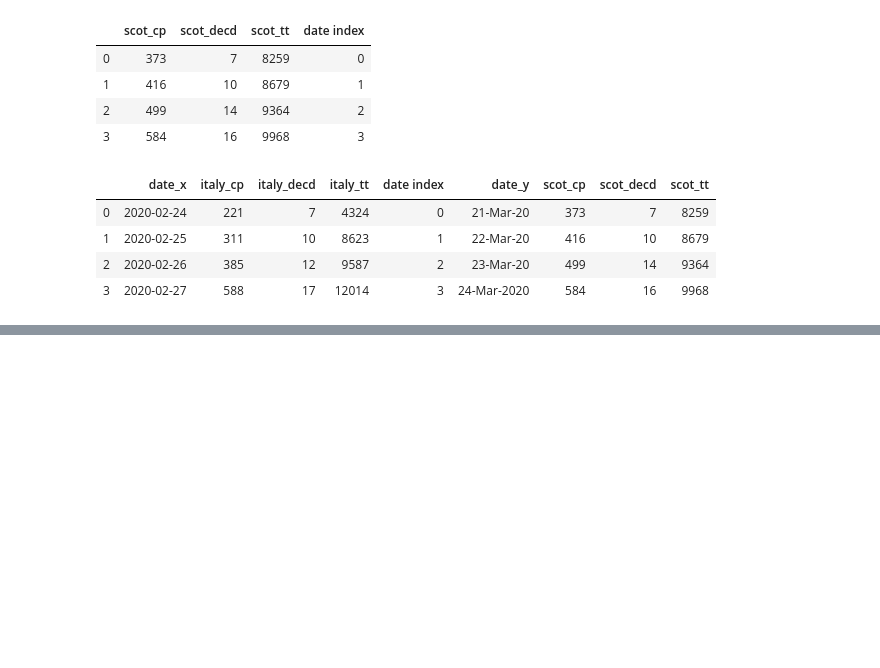
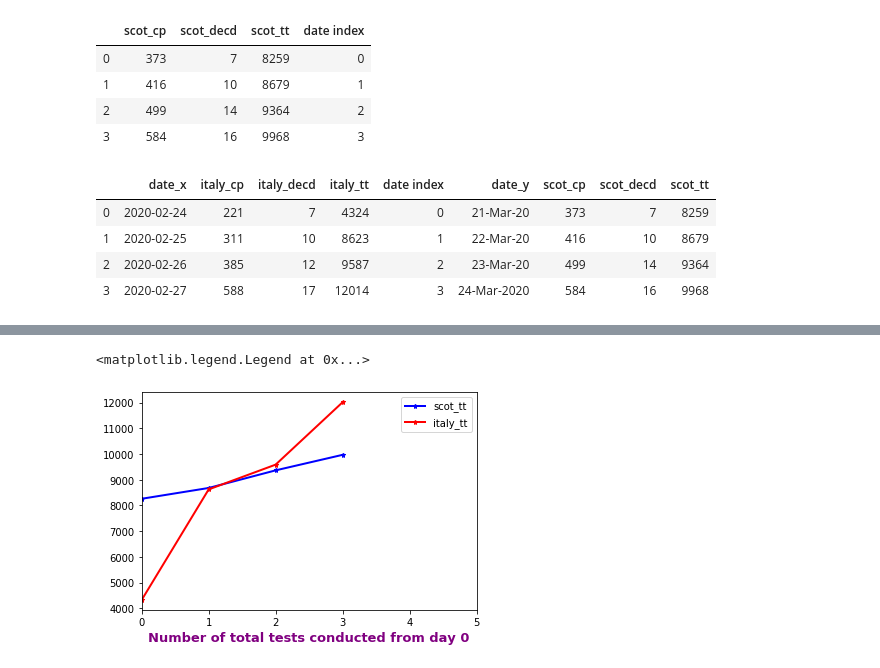
Before and after one commit to watty62/Scot_covid19, a Jupyter notebook: compare countries.ipynb, the cells around one changed output, grey strips where cells are left out. Cells and saved outputs as stored; diff of their text form; code cells hidden in the pictures; blank space fills up the shorter version.

```diff
--- a/compare countries.ipynb
+++ b/compare countries.ipynb
@@ -142,0 +159,13 @@ df_merged.plot(x='date index', y=['scot_tt', 'italy_tt'], figsize=(10,5), grid=T
+# %%
+#plot our Total number of Tests administered for Scotland and Italy
+#df_merged.plot(x='date index', y=['scot_tt', 'italy_tt'], figsize=(10,5), grid=True)
+
+plt.plot( 'date index', 'scot_tt', data=df_merged, marker='*', markerfacecolor='blue', markersize=5, color='blue', linewidth=2)
+plt.plot( 'date index', 'italy_tt', data=df_merged, marker='*', markerfacecolor='red', markersize=5, color='red', linewidth=2)
+#plt.plot( 'x', 'y3', data=df, marker='', color='olive', linewidth=2, linestyle='dashed', label="toto")
+plt.xlim(0,5)
+plt.xlabel('Number of total tests conducted from day 0', fontweight='bold', color = 'Purple', fontsize='13', horizontalalignment='center')
+plt.legend()
+# %% [output]
+<matplotlib.legend.Legend at 0x...>
+[figure, added]
```
Also changed, not shown: parts of 8 cells of this notebook.
